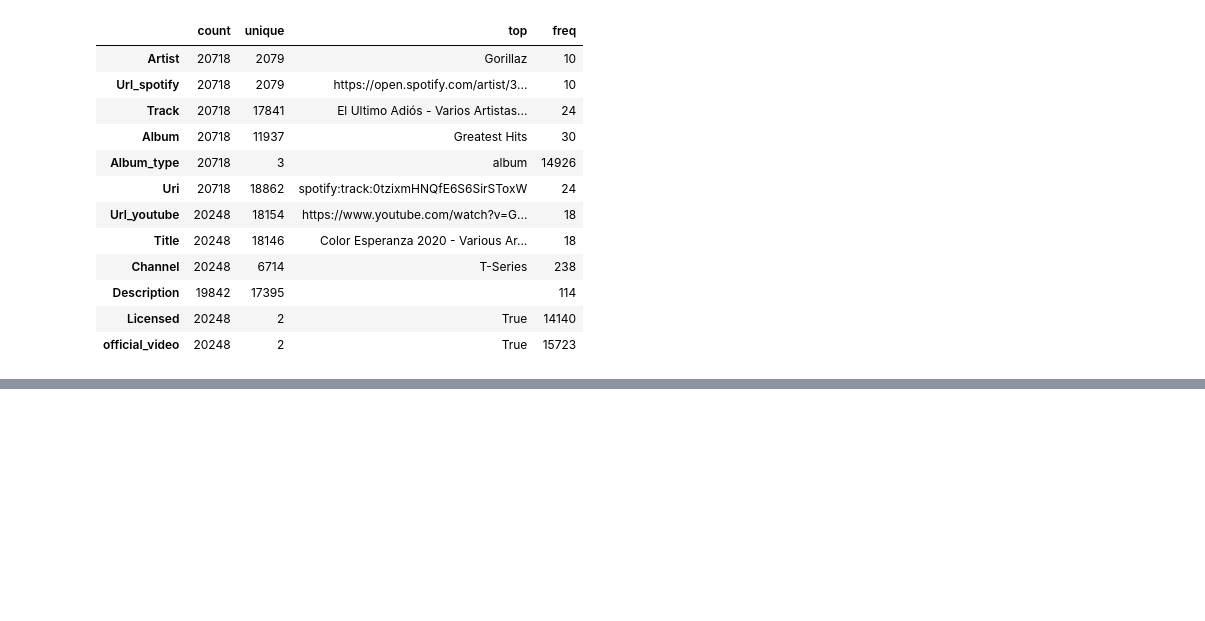
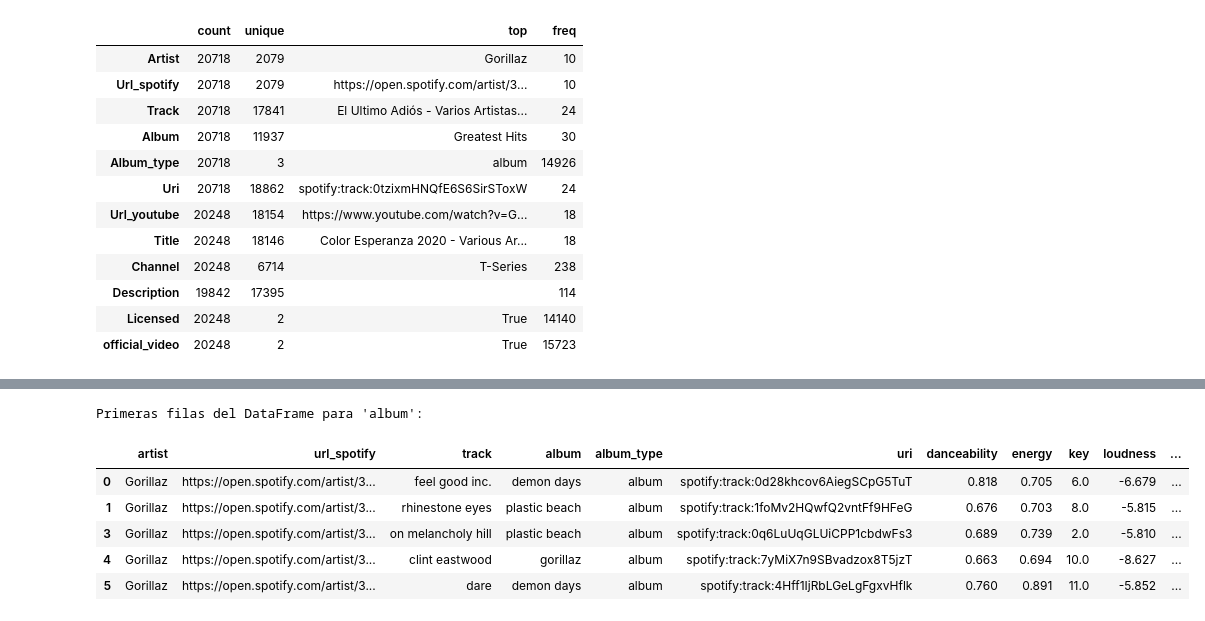
Before and after one commit to TeresaAdalab/Modu-3-Evaluaci-n-Intermedia, a Jupyter notebook: Evalución Intermedia Modulo 3.ipynb, the cells around one changed output, grey strips where cells are left out. Cells and saved outputs as stored; diff of their text form; code cells hidden in the pictures; blank space fills up the shorter version.

```diff
--- a/Evalución Intermedia Modulo 3.ipynb
+++ b/Evalución Intermedia Modulo 3.ipynb
@@ -187,0 +309,12 @@ estadisticos_categoricos
+# %%
+print("\nPrimeras filas del DataFrame para 'album':")
+df_album.head()
+# -----------------------------------------------------------------------
+# %% [output]
+Primeras filas del DataFrame para 'album':
+|  | artist | url_spotify | track | album | album_type | uri | danceability | energy | key | loudness | ... |
+| 0 | Gorillaz | https://open.spotify.com/artist/3... | feel good inc. | demon days | album | spotify:track:0d28khcov6AiegSCpG5TuT | 0.818 | 0.705 | 6.0 | -6.679 | ... |
+| 1 | Gorillaz | https://open.spotify.com/artist/3... | rhinestone eyes | plastic beach | album | spotify:track:1foMv2HQwfQ2vntFf9HFeG | 0.676 | 0.703 | 8.0 | -5.815 | ... |
+| 3 | Gorillaz | https://open.spotify.com/artist/3... | on melancholy hill | plastic beach | album | spotify:track:0q6LuUqGLUiCPP1cbdwFs3 | 0.689 | 0.739 | 2.0 | -5.810 | ... |
+| 4 | Gorillaz | https://open.spotify.com/artist/3... | clint eastwood | gorillaz | album | spotify:track:7yMiX7n9SBvadzox8T5jzT | 0.663 | 0.694 | 10.0 | -8.627 | ... |
+| 5 | Gorillaz | https://open.spotify.com/artist/3... | dare | demon days | album | spotify:track:4Hff1IjRbLGeLgFgxvHflk | 0.760 | 0.891 | 11.0 | -5.852 | ... |
```
Also changed, not shown: parts of 26 cells of this notebook.
